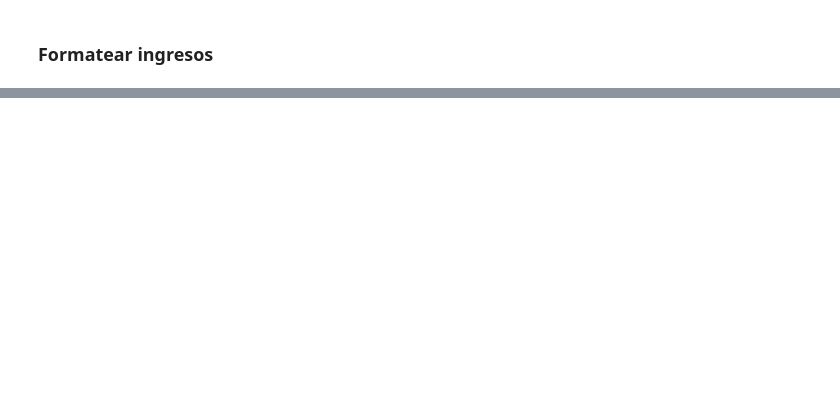
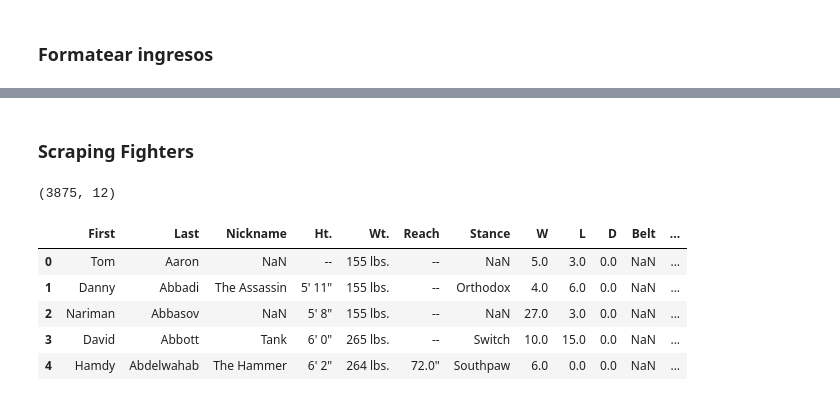
Before and after one commit to PacoRodriguezLozano/MoneyFighter, a Jupyter notebook: scraping_ufc.ipynb, the cells around one changed output, grey strips where cells are left out. Saved outputs shown, nothing was run; the diff lists cells and outputs as text; code cells hidden in the pictures; blank space fills up the shorter version.

```diff
--- a/scraping_ufc.ipynb
+++ b/scraping_ufc.ipynb
@@ -174,0 +164,2 @@
+# %% [markdown]
+### Scraping Fighters
@@ -174,0 +184,14 @@
+# %%
+peleadores = pd.concat(fighters_df_list)
+peleadores.shape
+# %% [output]
+(3875, 12)
+# %%
+peleadores.head()
+# %% [output]
+|  | First | Last | Nickname | Ht. | Wt. | Reach | Stance | W | L | D | Belt | ... |
+| 0 | Tom | Aaron | NaN | -- | 155 lbs. | -- | NaN | 5.0 | 3.0 | 0.0 | NaN | ... |
+| 1 | Danny | Abbadi | The Assassin | 5' 11" | 155 lbs. | -- | Orthodox | 4.0 | 6.0 | 0.0 | NaN | ... |
+| 2 | Nariman | Abbasov | NaN | 5' 8" | 155 lbs. | -- | NaN | 27.0 | 3.0 | 0.0 | NaN | ... |
+| 3 | David | Abbott | Tank | 6' 0" | 265 lbs. | -- | Switch | 10.0 | 15.0 | 0.0 | NaN | ... |
+| 4 | Hamdy | Abdelwahab | The Hammer | 6' 2" | 264 lbs. | 72.0" | Southpaw | 6.0 | 0.0 | 0.0 | NaN | ... |
```
Also changed, not shown: parts of 44 cells of this notebook.
